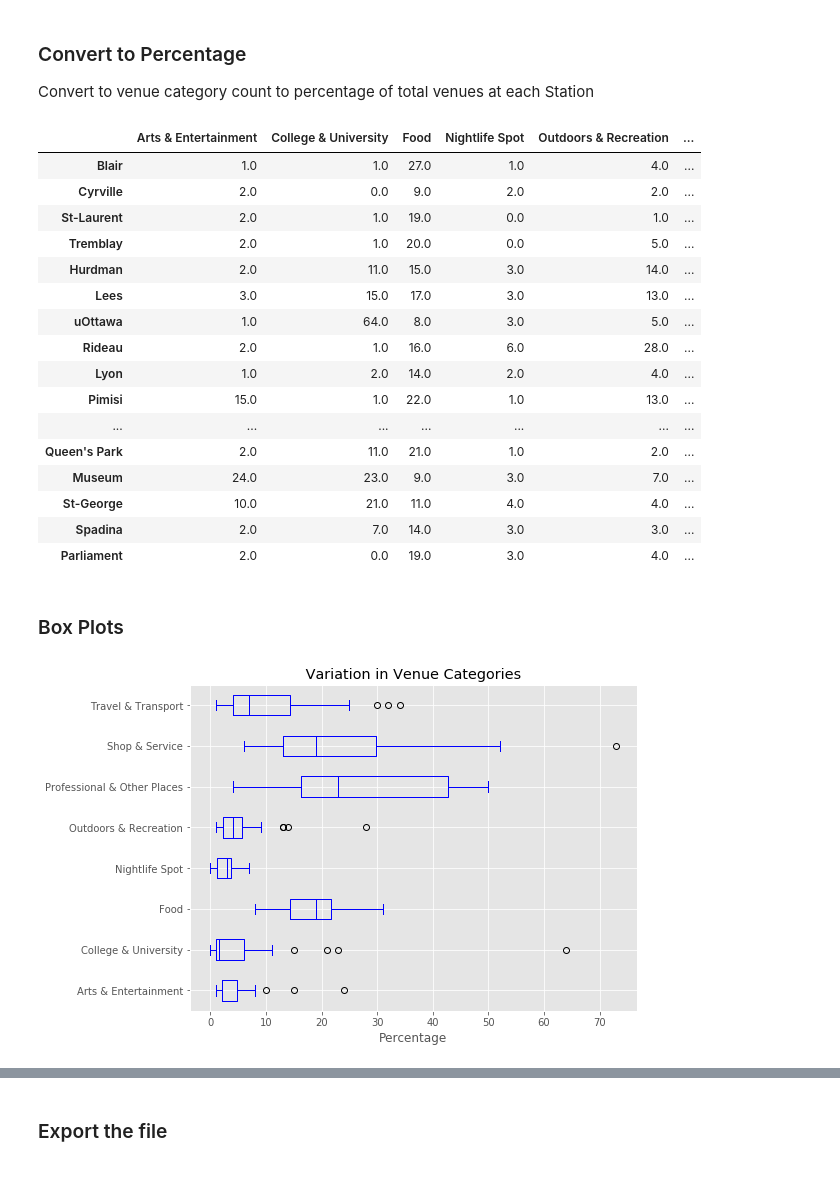
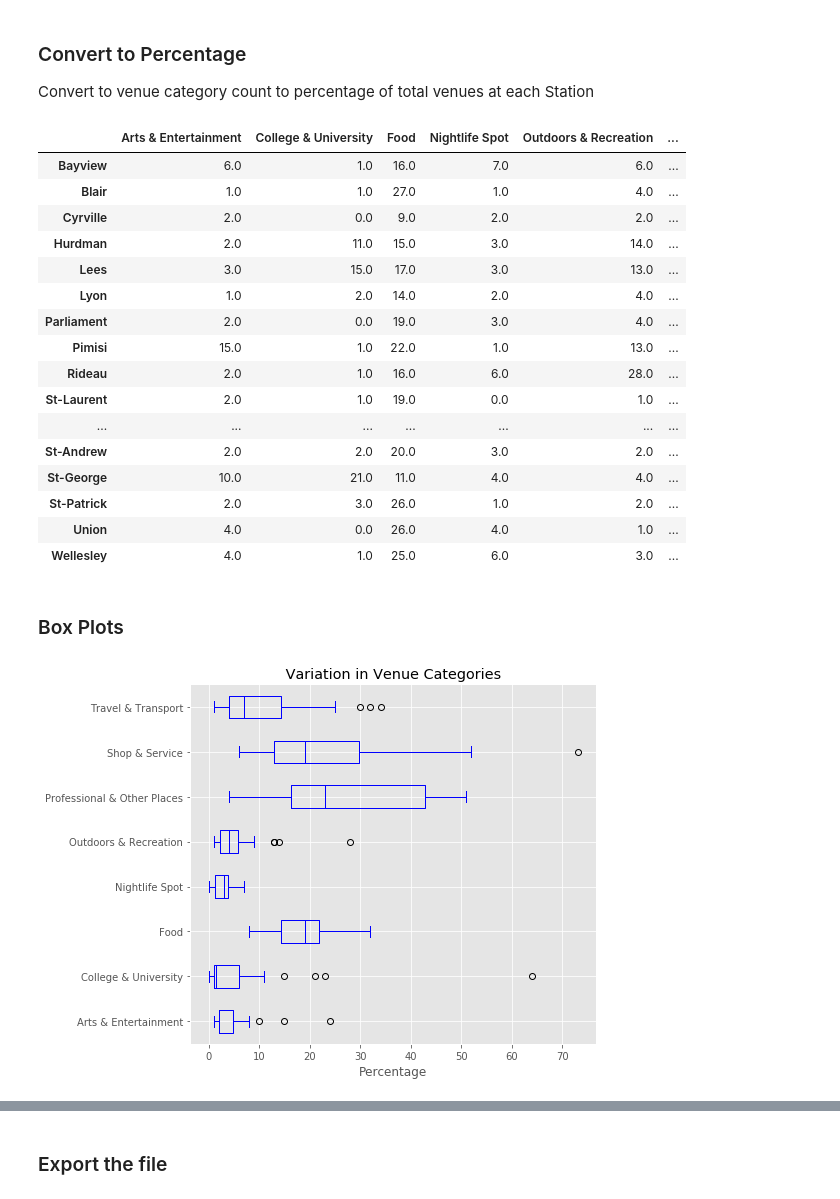
Before and after one commit to AMacumber/Coursera_Capstone, a Jupyter notebook: Macumber_Coursera_Capstone_E_BoxPlots.ipynb, the cells around one changed output, grey strips where cells are left out. Cells and saved outputs as stored; diff of their text form; code cells hidden in the pictures.

Commit message:
Figured out how to add modified files; Report Revision Completed

```diff
--- a/Macumber_Coursera_Capstone_E_BoxPlots.ipynb
+++ b/Macumber_Coursera_Capstone_E_BoxPlots.ipynb
@@ -48,7 +45,7 @@ Hurdman                 15                  26
 
 Convert to venue category count to percentage of total venues at each Station
 # %%
-data_000 = Stations_VenueCounts
+data_000 = Stations_VenueCounts.iloc[:,3:11]
 
 data_001 = data_000.div(data_000.sum(1), 0).round(2)
 data_002 = data_001*100
@@ -56,36 +53,38 @@ data_002 = data_001*100
 data_002
 # %% [output]
 |  | Arts & Entertainment | College & University | Food | Nightlife Spot | Outdoors & Recreation | ... |
+| Bayview | 6.0 | 1.0 | 16.0 | 7.0 | 6.0 | ... |
 | Blair | 1.0 | 1.0 | 27.0 | 1.0 | 4.0 | ... |
 | Cyrville | 2.0 | 0.0 | 9.0 | 2.0 | 2.0 | ... |
-| St-Laurent | 2.0 | 1.0 | 19.0 | 0.0 | 1.0 | ... |
-| Tremblay | 2.0 | 1.0 | 20.0 | 0.0 | 5.0 | ... |
 | Hurdman | 2.0 | 11.0 | 15.0 | 3.0 | 14.0 | ... |
 | Lees | 3.0 | 15.0 | 17.0 | 3.0 | 13.0 | ... |
-| uOttawa | 1.0 | 64.0 | 8.0 | 3.0 | 5.0 | ... |
+| Lyon | 1.0 | 2.0 | 14.0 | 2.0 | 4.0 | ... |
+| Parliament | 2.0 | 0.0 | 19.0 | 3.0 | 4.0 | ... |
+| Pimisi | 15.0 | 1.0 | 22.0 | 1.0 | 13.0 | ... |
 | Rideau | 2.0 | 1.0 | 16.0 | 6.0 | 28.0 | ... |
-| Lyon | 1.0 | 2.0 | 14.0 | 2.0 | 4.0 | ... |
-| Pimisi | 15.0 | 1.0 | 22.0 | 1.0 | 13.0 | ... |
+| St-Laurent | 2.0 | 1.0 | 19.0 | 0.0 | 1.0 | ... |
 | ... | ... | ... | ... | ... | ... | ... |
-| Queen's Park | 2.0 | 11.0 | 21.0 | 1.0 | 2.0 | ... |
-| Museum | 24.0 | 23.0 | 9.0 | 3.0 | 7.0 | ... |
+| St-Andrew | 2.0 | 2.0 | 20.0 | 3.0 | 2.0 | ... |
 | St-George | 10.0 | 21.0 | 11.0 | 4.0 | 4.0 | ... |
-| Spadina | 2.0 | 7.0 | 14.0 | 3.0 | 3.0 | ... |
-| Parliament | 2.0 | 0.0 | 19.0 | 3.0 | 4.0 | ... |
+| St-Patrick | 2.0 | 3.0 | 26.0 | 1.0 | 2.0 | ... |
+| Union | 4.0 | 0.0 | 26.0 | 4.0 | 1.0 | ... |
+| Wellesley | 4.0 | 1.0 | 25.0 | 6.0 | 3.0 | ... |
 # %% [markdown]
 ### Box Plots
 # %%
 data_002.plot(kind = 'box',
               figsize=(8, 6),
               color = 'blue',
               vert = False # if you prefer horizontal
              )
 
 plt.title(' Variation in Venue Categories ')
 plt.xlabel('Percentage')
 
+plt.tight_layout()
+
 plt.savefig('Macumber_Coursera_Capstone_Figure01.png') # has to be before plt.show()
 
 plt.show()
 # %% [output]
-[figure, old version]
+[figure, new version]
```
Also changed, not shown: parts of 4 cells of this notebook, 13 other files.
